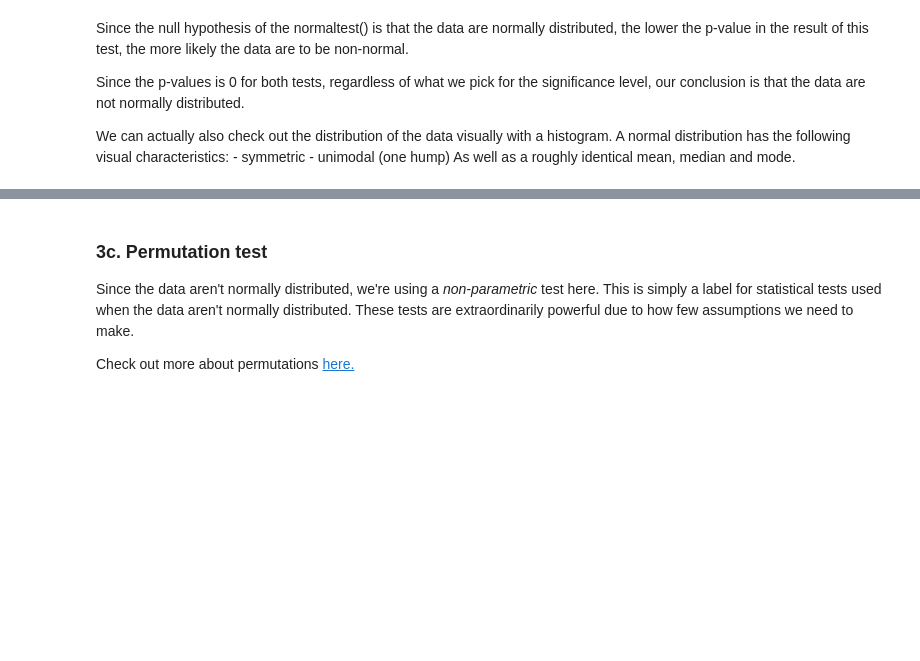
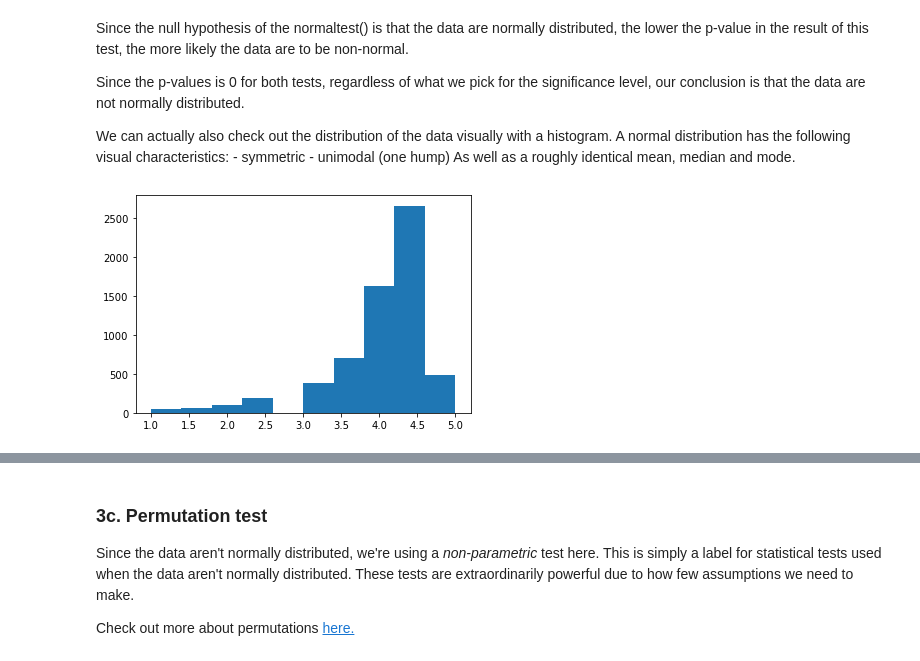
Before and after one commit to levancie/dsc_intro, a Jupyter notebook: Springboard App Project Tier 3/PART 3, Tier 3 - Modelling.ipynb, the cells around one changed output, grey strips where cells are left out. Cells and saved outputs as stored; diff of their text form; code cells hidden in the pictures; blank space fills up the shorter version.

```diff
--- a/Springboard App Project Tier 3/PART 3, Tier 3 - Modelling.ipynb
+++ b/Springboard App Project Tier 3/PART 3, Tier 3 - Modelling.ipynb
@@ -425,8 +425,8 @@ There are many different statistical tests, all with different assumptions. You'
 # %%
 # Create a subset of the column 'Rating' by the different platforms.
 # Call the subsets 'apple' and 'google'
-_ _ _ = df[_ _ _ == _ _ _][_ _ _]
-google = df[_ _ _== _ _ _][_ _ _]
+apple = df[df['platform'] == 'apple']['Rating']
+google = df[df['platform']== 'google']['Rating']
 # %%
 # Using the stats.normaltest() method, get an indication of whether the apple data are normally distributed
 # Save the result in a variable called apple_normal, and print it out
@@ -450,6 +454,9 @@ As well as a roughly identical mean, median and mode.
 # %%
 # Create a histogram of the apple reviews distribution
 # You'll use the plt.hist() method here, and pass your apple data to it
-_ _ _ = plt.hist(_ _ _)
+histoApple = plt.hist(apple)
+plt.show()
+# %% [output]
+[figure, added]
 # %%
 # Create a histogram of the google data
```
Also changed, not shown: parts of 8 cells of this notebook.
